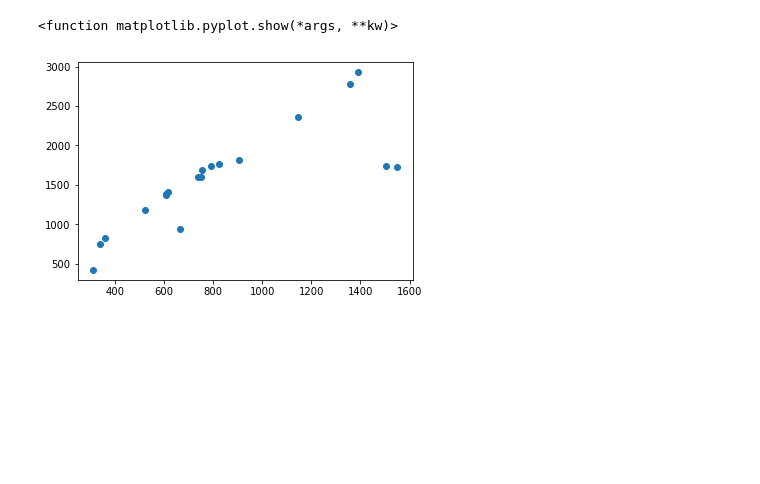
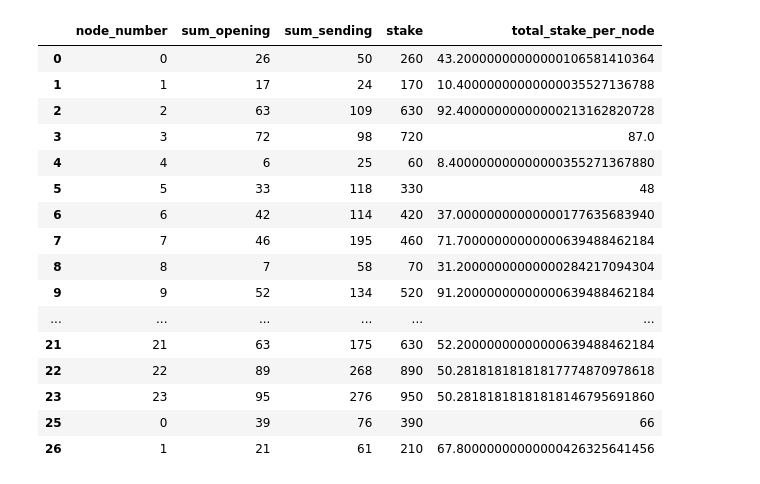
Before and after one commit to hoprnet/hopr-devrel, a Jupyter notebook: analytics/ct_strategy_game/ct_stragegy_game_v2_with_plot.ipynb, the cells around one changed output. Saved outputs shown, nothing was run; the diff lists cells and outputs as text; code cells hidden in the pictures; blank space fills up the shorter version.

```diff
--- a/analytics/ct_strategy_game/ct_stragegy_game_v2_with_plot.ipynb
+++ b/analytics/ct_strategy_game/ct_stragegy_game_v2_with_plot.ipynb
@@ -259,7 +258,7 @@ def openChannels(stake, importance):
         attemptsPerTick = 10
         hops = 3
         numPlayers = 4
-        ctNodeId = 19
+        ctNodeId = number_of_nodes-1
 
         for a in range(attemptsPerTick):
             nextNodeIndex = ctNodeId
@@ -303,9 +302,8 @@ def number_of_openings(stake, importance):
         #creating a list from the outputs
         opening_channel_to = openChannels(stake, importance)
         opening_count.append(opening_channel_to)
-        for _ in range(10):
-            sending_packet_to = sendPacket(stake, importance)
-            sending_count.append(sending_packet_to)
+        sending_packet_to = sendPacket(stake, importance)
+        sending_count.append(sending_packet_to)
 
     #orginizing the list in a dataframe - where each opening/sending position refers to a column
     opening_pd = pd.DataFrame(opening_count)
@@ -333,7 +331,7 @@ def number_of_openings(stake, importance):
     #summing up by nodes
     opening_list = opening_list.groupby(['node_opening_to']).sum()
     sending_list = sending_list.groupby(['node_sending_to']).sum()
-    stake_ct = stake[19]
+    stake_ct = stake[number_of_nodes-1]
 
     output = pd.concat([opening_list, sending_list], axis=1)
     output['stake'] = stake_ct
@@ -367,6 +340,49 @@ x = initial_importance[:-1]
-# %%
-plt.scatter(x, y)
-plt.show
-# %% [output]
-<function matplotlib.pyplot.show(*args, **kw)>
-[figure, removed]
+# %%
+iteration_list = []
+total_stake_pernode = []
+
+def iteration_plot_random():
+    for _ in range(10):
+        # creating a new stake matrix and calculating it's importance
+        ini_stake = setupStake()
+        ini_importance = calcImportance(ini_stake)
+        #calculating the sum of stakes per node
+        for p in range(len(ini_stake)):
+            j = sum(ini_stake[p])
+            total_stake_pernode.append(j)
+            total_stake_pernode_df = pd.DataFrame(total_stake_pernode)
+        #running the "number of openings" function
+        output = number_of_openings(ini_stake, ini_importance)
+        #creating a list from the iterations
+        iteration_list.append(output)
+        iteration_list_df = pd.concat(iteration_list)
+        iteration_list_df = iteration_list_df.reset_index(drop=False)
+
+    #merging the sum of the stakes and the ineration dataframe
+    iteration_output = pd.concat([iteration_list_df, total_stake_pernode_df], axis=1)
+    iteration_output = iteration_output.rename(columns={'index': 'node_number', 0: 'total_stake_per_node'})
+    return iteration_output
+# %%
+iteration_random = iteration_plot_random()
+# %%
+#removing the CT node
+df = iteration_random[iteration_random["node_number"] != number_of_nodes-1]
+df.head(26)
+# %% [output]
+|  | node_number | sum_opening | sum_sending | stake | total_stake_per_node |
+| 0 | 0 | 26 | 50 | 260 | 43.20000000000000106581410364 |
+| 1 | 1 | 17 | 24 | 170 | 10.40000000000000035527136788 |
+| 2 | 2 | 63 | 109 | 630 | 92.40000000000000213162820728 |
+| 3 | 3 | 72 | 98 | 720 | 87.0 |
+| 4 | 4 | 6 | 25 | 60 | 8.400000000000000355271367880 |
+| 5 | 5 | 33 | 118 | 330 | 48 |
+| 6 | 6 | 42 | 114 | 420 | 37.00000000000000177635683940 |
+| 7 | 7 | 46 | 195 | 460 | 71.70000000000000639488462184 |
+| 8 | 8 | 7 | 58 | 70 | 31.20000000000000284217094304 |
+| 9 | 9 | 52 | 134 | 520 | 91.20000000000000639488462184 |
+| ... | ... | ... | ... | ... | ... |
+| 21 | 21 | 63 | 175 | 630 | 52.20000000000000639488462184 |
+| 22 | 22 | 89 | 268 | 890 | 50.28181818181817774870978618 |
+| 23 | 23 | 95 | 276 | 950 | 50.28181818181818146795691860 |
+| 25 | 0 | 39 | 76 | 390 | 66 |
+| 26 | 1 | 21 | 61 | 210 | 67.80000000000000426325641456 |
```
Also changed, not shown: parts of 11 cells of this notebook.
